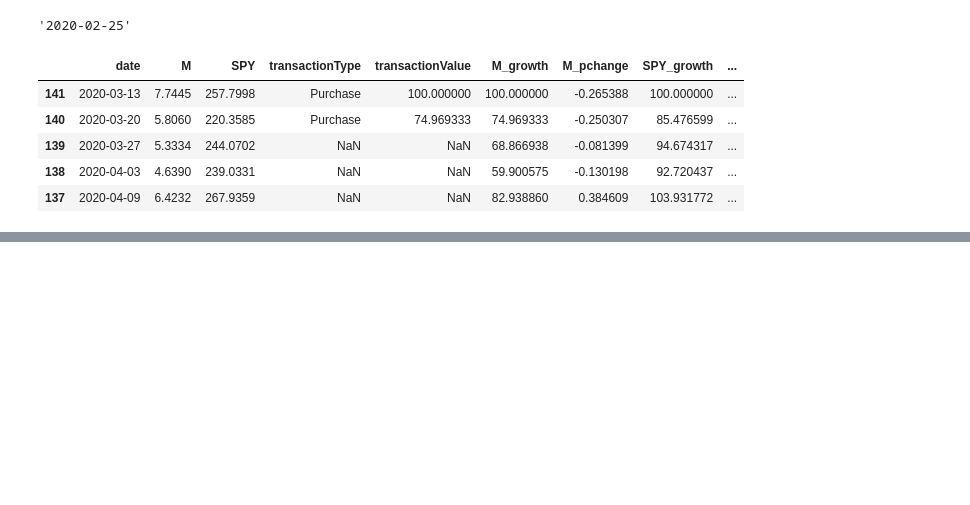
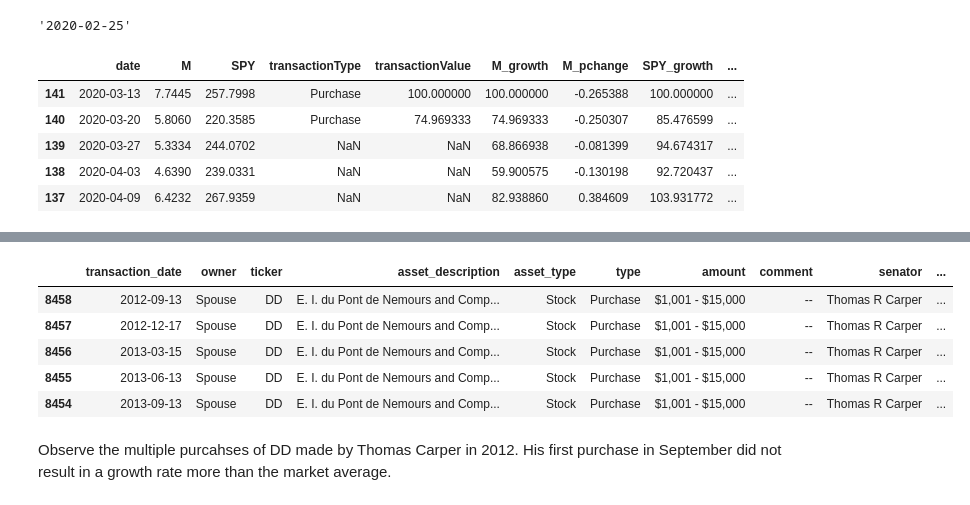
Before and after one commit to MattTheEconomist/Senator-Investments-ETL, a Jupyter notebook: EDA.ipynb, the cells around one changed output, grey strips where cells are left out. Saved outputs shown, nothing was run; the diff lists cells and outputs as text; code cells hidden in the pictures; blank space fills up the shorter version.

```diff
--- a/EDA.ipynb
+++ b/EDA.ipynb
@@ -610,0 +651,9 @@ def graphAlphaGrowth_fromSource(senatorIdInput, dateInput,tickerInput):
+# %%
+purchases.sort_values("transaction_date").head()
+# %% [output]
+|  | transaction_date | owner | ticker | asset_description | asset_type | type | amount | comment | senator | ... |
+| 8458 | 2012-09-13 | Spouse | DD | E. I. du Pont de Nemours and Comp... | Stock | Purchase | $1,001 - $15,000 | -- | Thomas R Carper | ... |
+| 8457 | 2012-12-17 | Spouse | DD | E. I. du Pont de Nemours and Comp... | Stock | Purchase | $1,001 - $15,000 | -- | Thomas R Carper | ... |
+| 8456 | 2013-03-15 | Spouse | DD | E. I. du Pont de Nemours and Comp... | Stock | Purchase | $1,001 - $15,000 | -- | Thomas R Carper | ... |
+| 8455 | 2013-06-13 | Spouse | DD | E. I. du Pont de Nemours and Comp... | Stock | Purchase | $1,001 - $15,000 | -- | Thomas R Carper | ... |
+| 8454 | 2013-09-13 | Spouse | DD | E. I. du Pont de Nemours and Comp... | Stock | Purchase | $1,001 - $15,000 | -- | Thomas R Carper | ... |
@@ -610,0 +662,2 @@ def graphAlphaGrowth_fromSource(senatorIdInput, dateInput,tickerInput):
+# %% [markdown]
+Observe the multiple purcahses of DD made by Thomas Carper in 2012. His first purchase in September did not result in a growth rate more than the market average.
```
Also changed, not shown: parts of 24 cells of this notebook, 1 other file.
